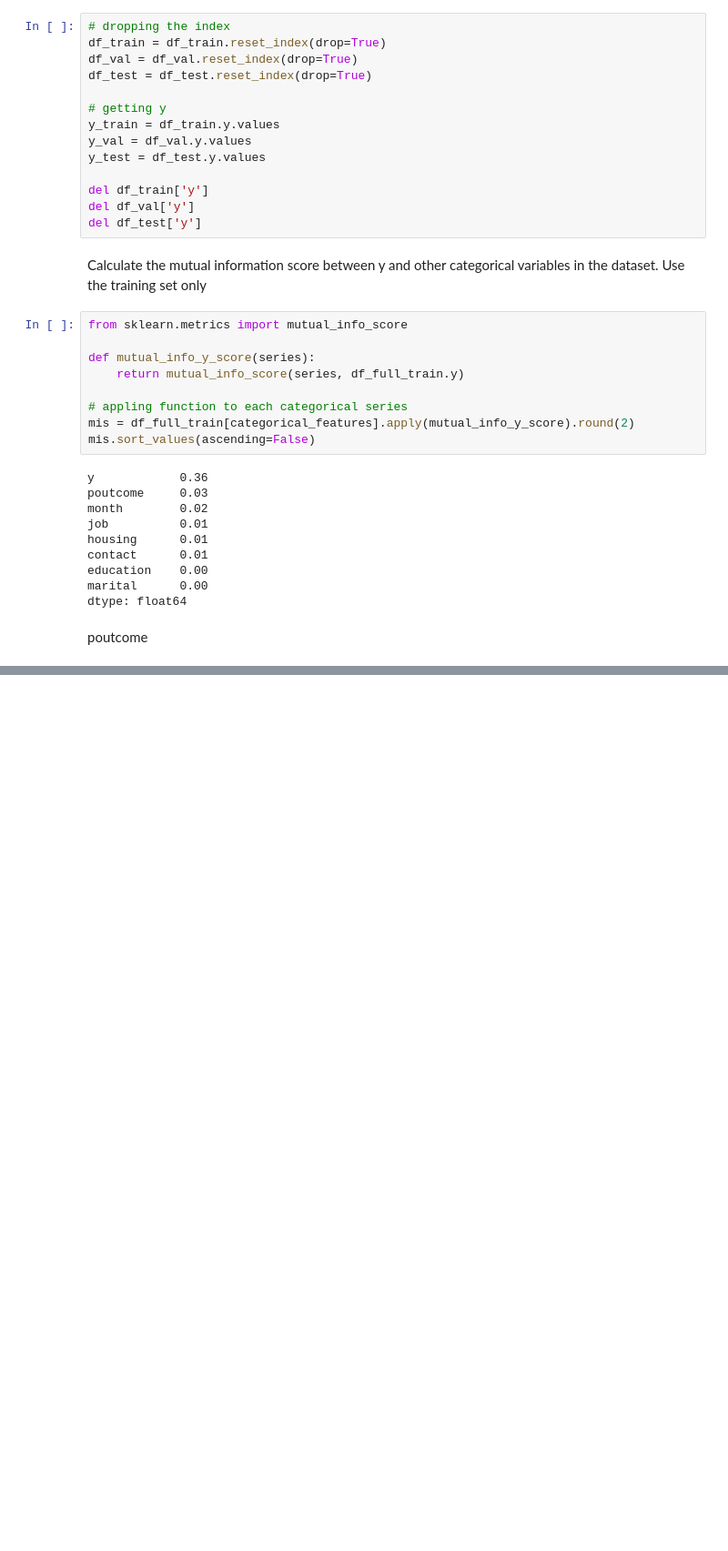
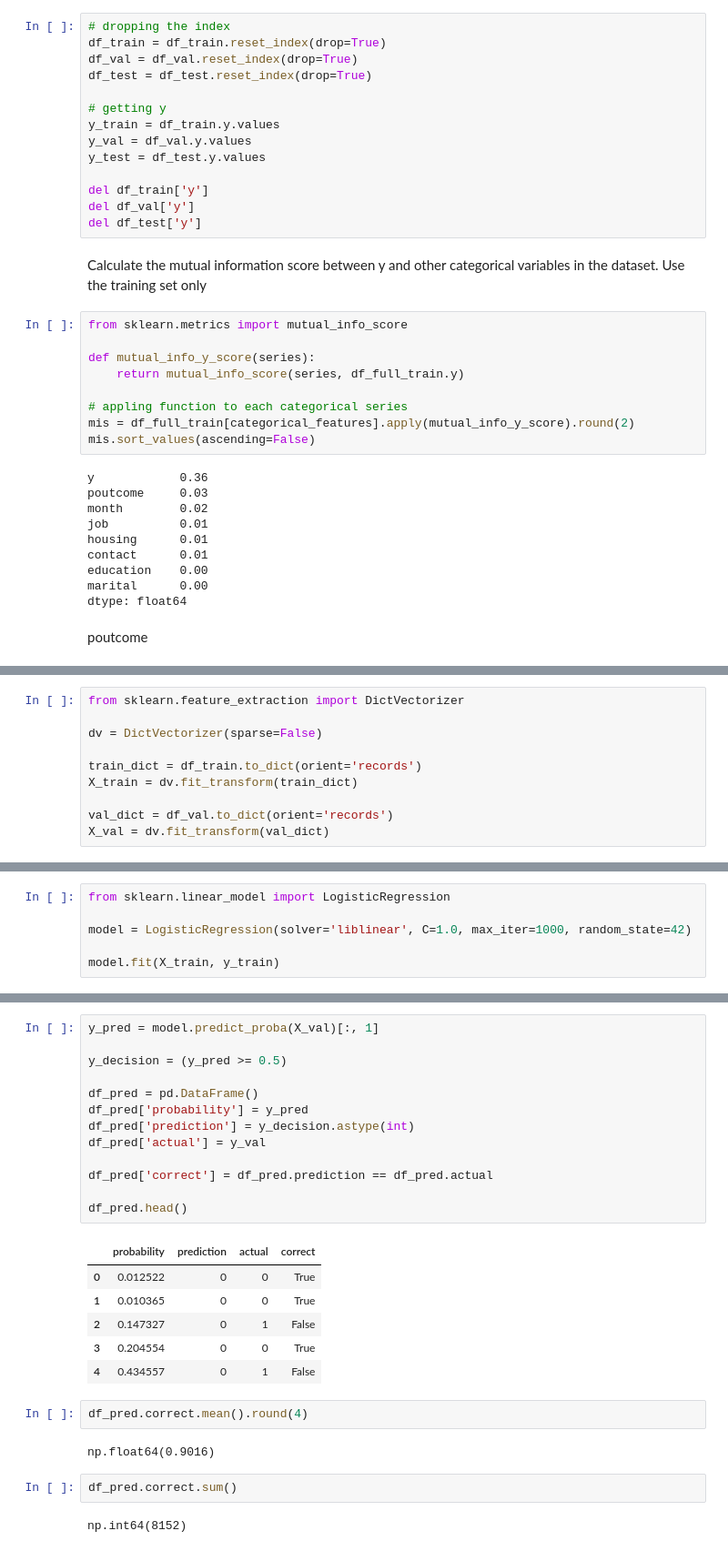
Before and after one commit to SchneiderSix/Machine-Learning---Zoomcamp, a Jupyter notebook: ml_zoomcamp/hm3.ipynb, the cells around one changed output, grey strips where cells are left out. Shown at 91% size. Saved outputs shown, nothing was run; the diff lists cells and outputs as text; blank space fills up the shorter version.

```diff
--- a/ml_zoomcamp/hm3.ipynb
+++ b/ml_zoomcamp/hm3.ipynb
@@ -163,0 +166,10 @@ poutcome
+# %%
+from sklearn.feature_extraction import DictVectorizer
+
+dv = DictVectorizer(sparse=False)
+
+train_dict = df_train.to_dict(orient='records')
+X_train = dv.fit_transform(train_dict)
+
+val_dict = df_val.to_dict(orient='records')
+X_val = dv.fit_transform(val_dict)
@@ -163,0 +198,6 @@ poutcome
+# %%
+from sklearn.linear_model import LogisticRegression
+
+model = LogisticRegression(solver='liblinear', C=1.0, max_iter=1000, random_state=42)
+
+model.fit(X_train, y_train)
@@ -163,0 +220,28 @@ poutcome
+# %%
+y_pred = model.predict_proba(X_val)[:, 1]
+
+y_decision = (y_pred >= 0.5)
+
+df_pred = pd.DataFrame()
+df_pred['probability'] = y_pred
+df_pred['prediction'] = y_decision.astype(int)
+df_pred['actual'] = y_val
+
+df_pred['correct'] = df_pred.prediction == df_pred.actual
+
+df_pred.head()
+# %% [output]
+|  | probability | prediction | actual | correct |
+| 0 | 0.012522 | 0 | 0 | True |
+| 1 | 0.010365 | 0 | 0 | True |
+| 2 | 0.147327 | 0 | 1 | False |
+| 3 | 0.204554 | 0 | 0 | True |
+| 4 | 0.434557 | 0 | 1 | False |
+# %%
+df_pred.correct.mean().round(4)
+# %% [output]
+np.float64(0.9016)
+# %%
+df_pred.correct.sum()
+# %% [output]
+np.int64(8152)
```
Also changed, not shown: parts of 14 cells of this notebook.
